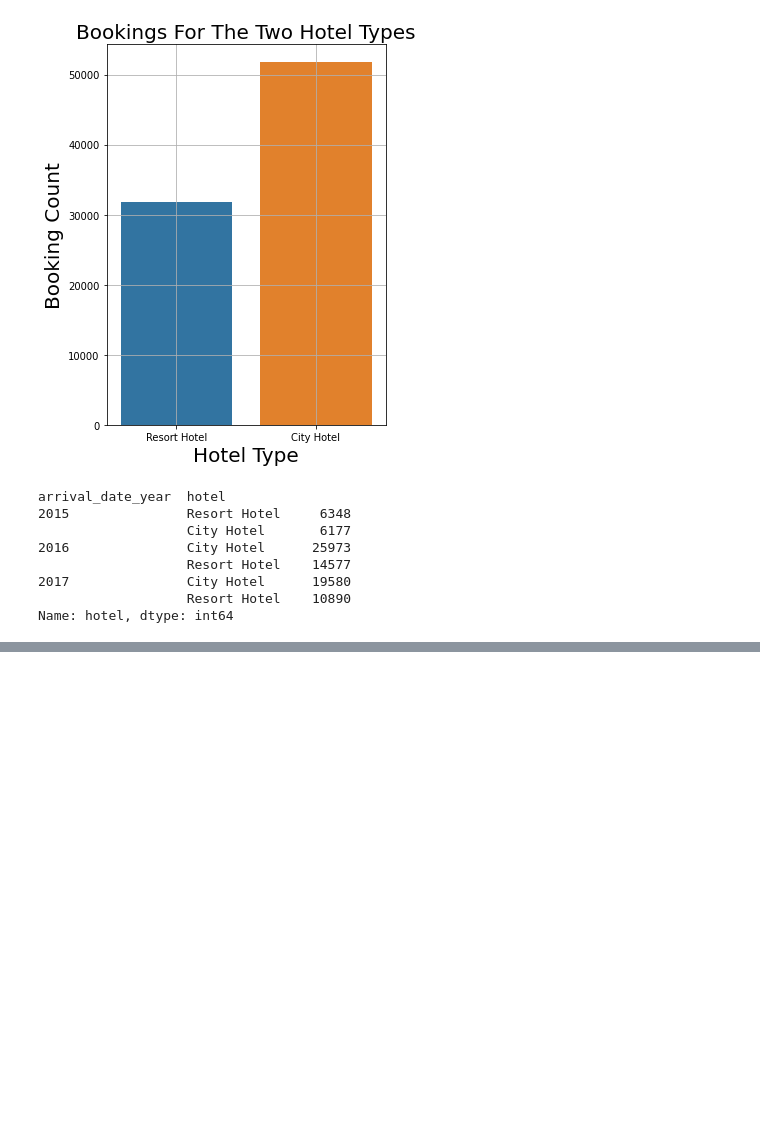
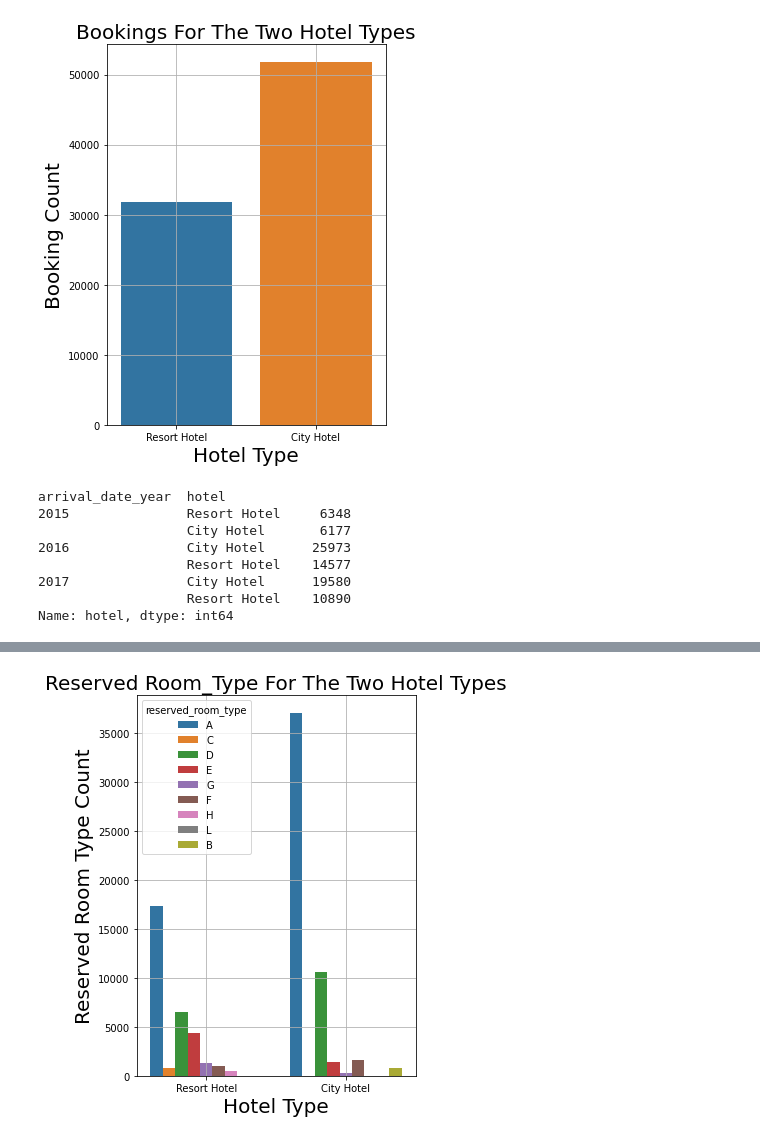
Before and after one commit to DharmeshRV/Hotel-Booking-Analysis, a Jupyter notebook: Hotel_Booking_Analysis_Capstone_Project.ipynb, the cells around one changed output, grey strips where cells are left out. Cells and saved outputs as stored; diff of their text form; code cells hidden in the pictures; blank space fills up the shorter version.

```diff
--- a/Hotel_Booking_Analysis_Capstone_Project.ipynb
+++ b/Hotel_Booking_Analysis_Capstone_Project.ipynb
@@ -411,0 +453,9 @@ Text(0, 0.5, 'Booking Count')
+# %%
+# showing preferred room types in the two types of hotels
+sns.countplot(data=hotel_df,x='hotel',hue="reserved_room_type")
+plt.xlabel("Hotel Type",fontsize=20)
+plt.title("Reserved Room_Type For The Two Hotel Types",fontsize=20)
+plt.ylabel("Reserved Room Type Count",fontsize=20)
+plt.grid(True)
+# %% [output]
+[figure, added]
```
Also changed, not shown: parts of 26 cells of this notebook.
